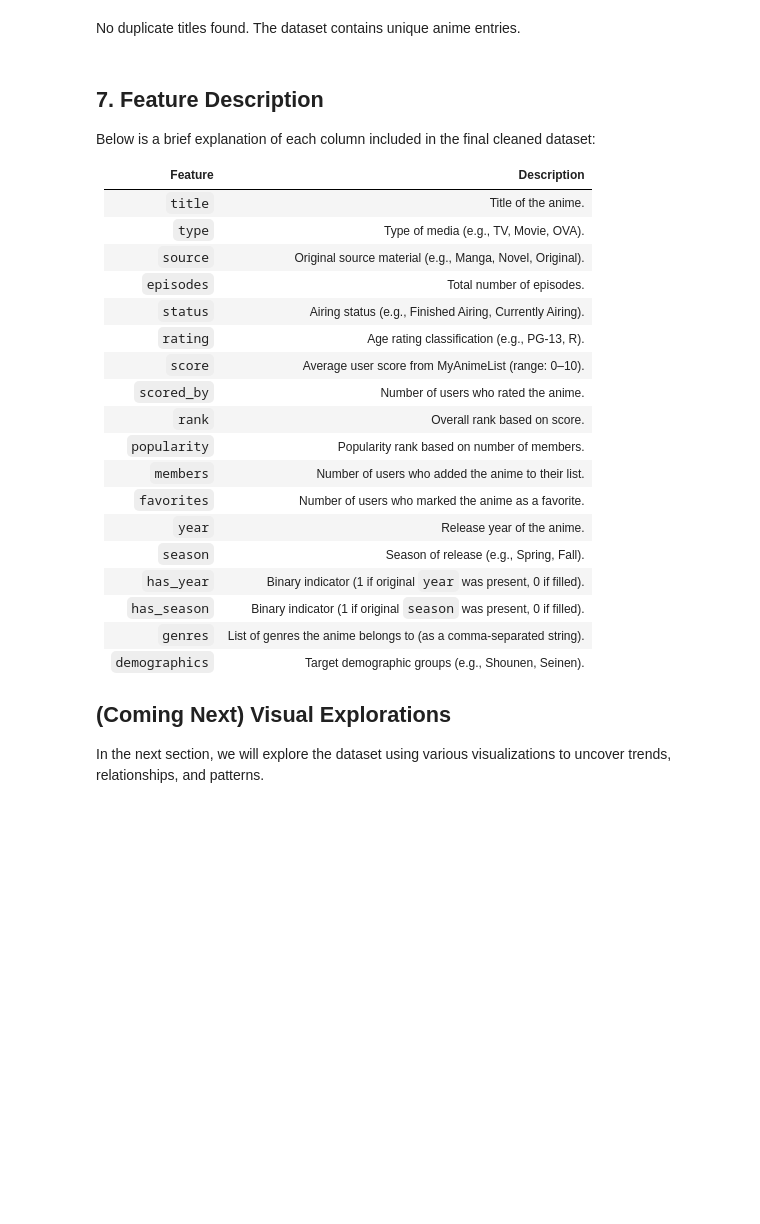
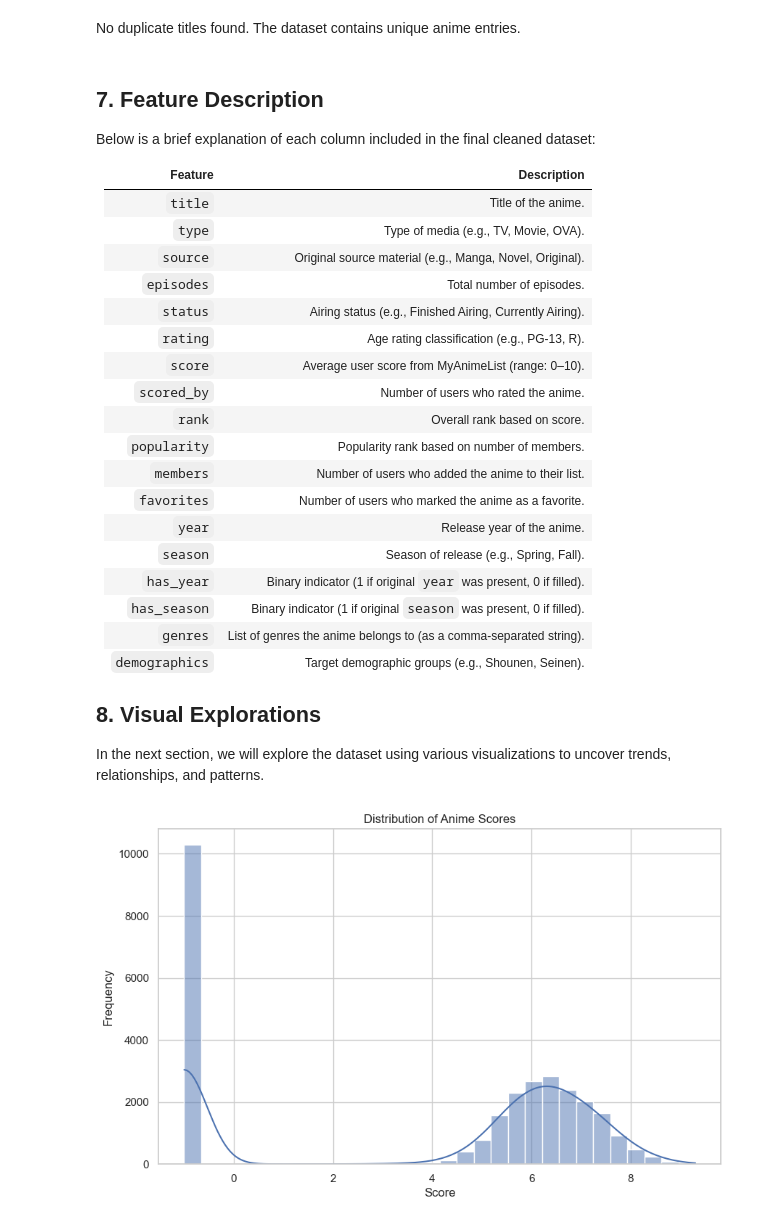
Before and after one commit to MIAR-Riza27/anime-rating-predictor, a Jupyter notebook: notebooks/01-eda.ipynb, the cells around one changed output. Cells and saved outputs as stored; diff of their text form; code cells hidden in the pictures; blank space fills up the shorter version.

Commit message:
chore: Add Visual Exploration for EDA notebook

```diff
--- a/notebooks/01-eda.ipynb
+++ b/notebooks/01-eda.ipynb
@@ -170,5 +283,14 @@ Below is a brief explanation of each column included in the final cleaned datase
 | `genres`       | List of genres the anime belongs to (as a comma-separated string). |
 | `demographics` | Target demographic groups (e.g., Shounen, Seinen). |
 
-## (Coming Next) Visual Explorations
+## 8. Visual Explorations
 In the next section, we will explore the dataset using various visualizations to uncover trends, relationships, and patterns.
+# %%
+# Plot distribution of anime scores
+sns.histplot(data=df_selected, x="score", bins=30, kde=True)
+plt.title("Distribution of Anime Scores")
+plt.xlabel("Score")
+plt.ylabel("Frequency")
+plt.show()
+# %% [output]
+[figure, added]
```
Also changed, not shown: parts of 12 cells of this notebook.
